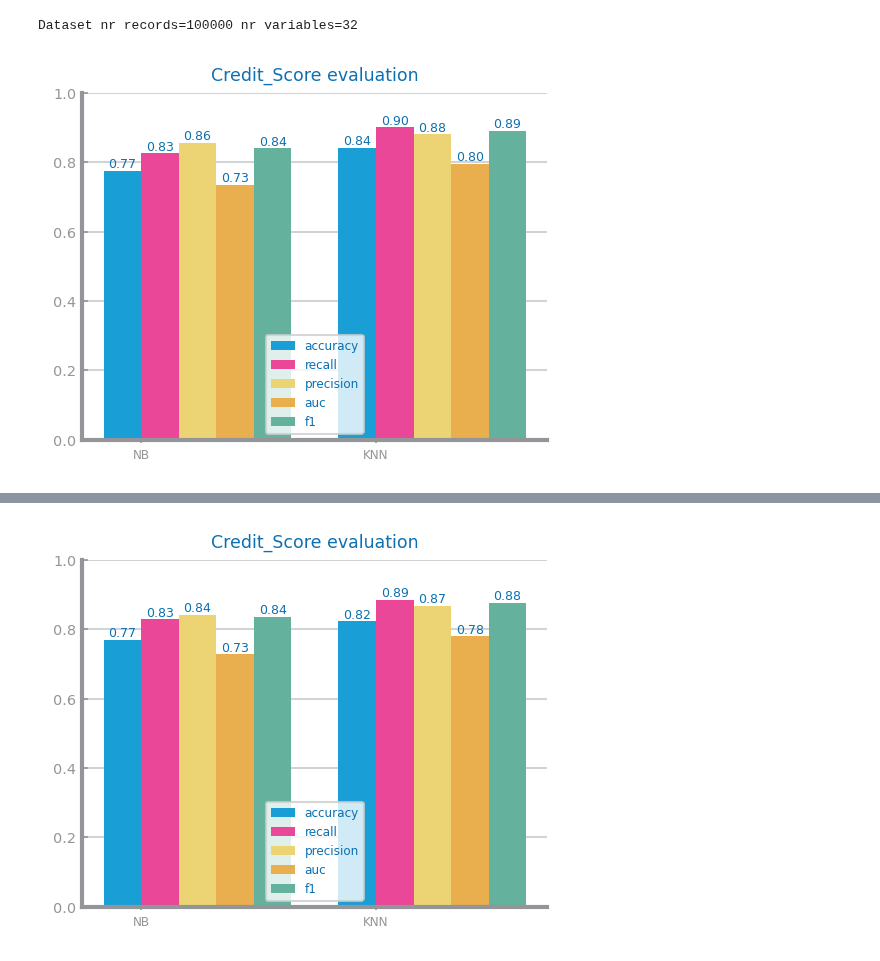
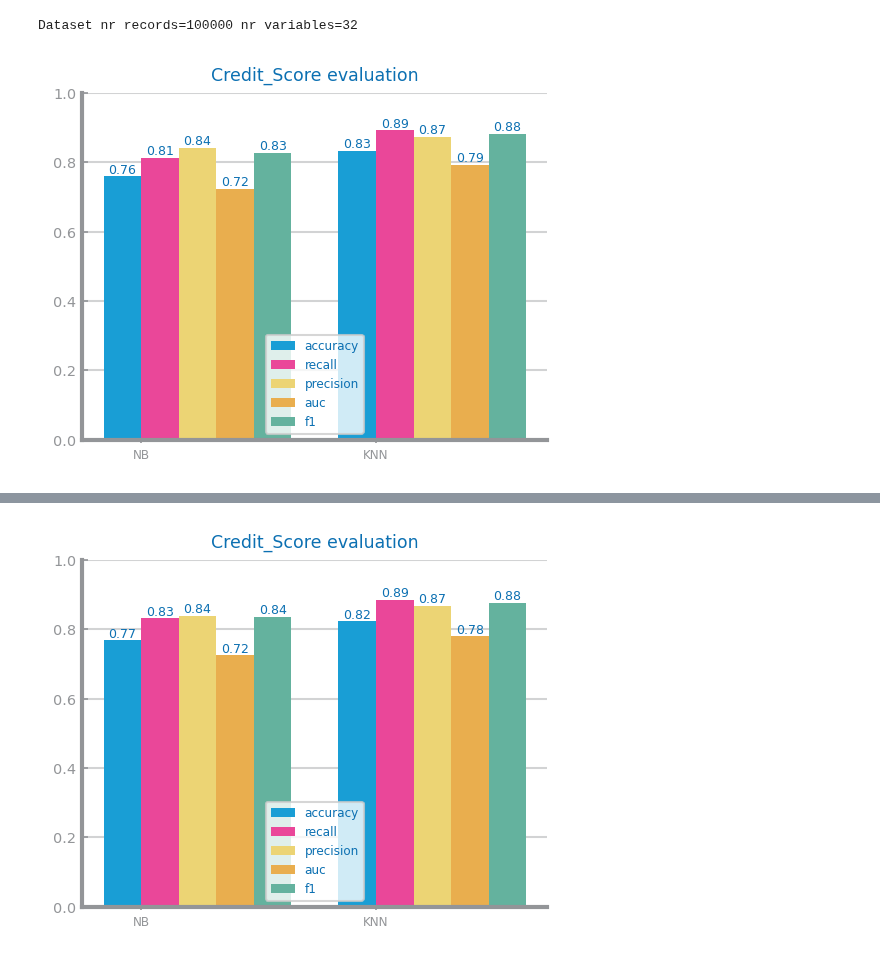
Before and after one commit to franciscoAbreuTecnico/Data-Science-IST, a Jupyter notebook: dataset_services/rubene/outliers_treatment.ipynb, the cells around one changed output, grey strips where cells are left out. Cells and saved outputs as stored; diff of their text form; code cells hidden in the pictures.

Commit message:
outliers treatment

```diff
--- a/dataset_services/rubene/outliers_treatment.ipynb
+++ b/dataset_services/rubene/outliers_treatment.ipynb
@@ -16,12 +16,13 @@ from sklearn.impute import KNNImputer
 filename = '../data_preparation_csvs/mv_imputation_csvs/data_mv_alt2.csv'
 data_encoded: pd.DataFrame = pd.read_csv(filename, sep=',', decimal='.', na_values='')
 print(f"Dataset nr records={data_encoded.shape[0]}", f"nr variables={data_encoded.shape[1]}")
+outlier_vars = ["Age", "Annual_Income", "Monthly_Inhand_Salary", "Num_Bank_Accounts", "Num_Credit_Card", "Interest_Rate", "NumofLoan", "Delay_from_due_date", "NumofDelayedPayment", "ChangedCreditLimit", "NumCreditInquiries", "OutstandingDebt", "CreditUtilizationRatio", "Credit_History_Age", "TotalEMIpermonth", "Amountinvestedmonthly", "MonthlyBalance"]
 # %% [output]
 Dataset nr records=100000 nr variables=32
 # %%
 # Save to file
 def save(df, name):
-    df.to_csv(f'../data_preparation_csvs/outliers_treatment_csvs/imputed_{name}_data.csv', index=True)
+    df.to_csv(f'../data_preparation_csvs/outliers_treatment_csvs/outliers_{name}_data.csv', index=False)
 
     ## Separate into Train and Test and save in different files
     train_data, test_data = train_test_split(df, test_size=0.2, random_state=42)
@@ -42,21 +43,20 @@ def save(df, name):
     savefig(f"../data_preparation_images/outliers_treatment_result/data_mv_{name}_eval.png")
     show()
 # %%
-# Effect of dropping outliers
+# Drop outliers
 
 n_std: int = dslabs.NR_STDEV
-numeric_vars: list[str] = dslabs.get_variable_types(data_encoded)["numeric"]
 df: pd.DataFrame = data_encoded.copy(deep=True)
-summary5: pd.DataFrame = data_encoded[numeric_vars].describe()
-for var in numeric_vars:
+summary5: pd.DataFrame = data_encoded[outlier_vars].describe()
+for var in outlier_vars:
     top_threshold, bottom_threshold = dslabs.determine_outlier_thresholds_for_var(
         summary5[var],
         std_based=True,
         threshold=3
     )
     outliers: pd.Series = df[(df[var] > top_threshold) | (df[var] < bottom_threshold)]
     df.drop(outliers.index, axis=0, inplace=True)
 
 save(df, "alt1")
 # %% [output]
-[figure, old version]
+[figure, new version]
```
Also changed, not shown: parts of 2 cells of this notebook, 3 other files.
